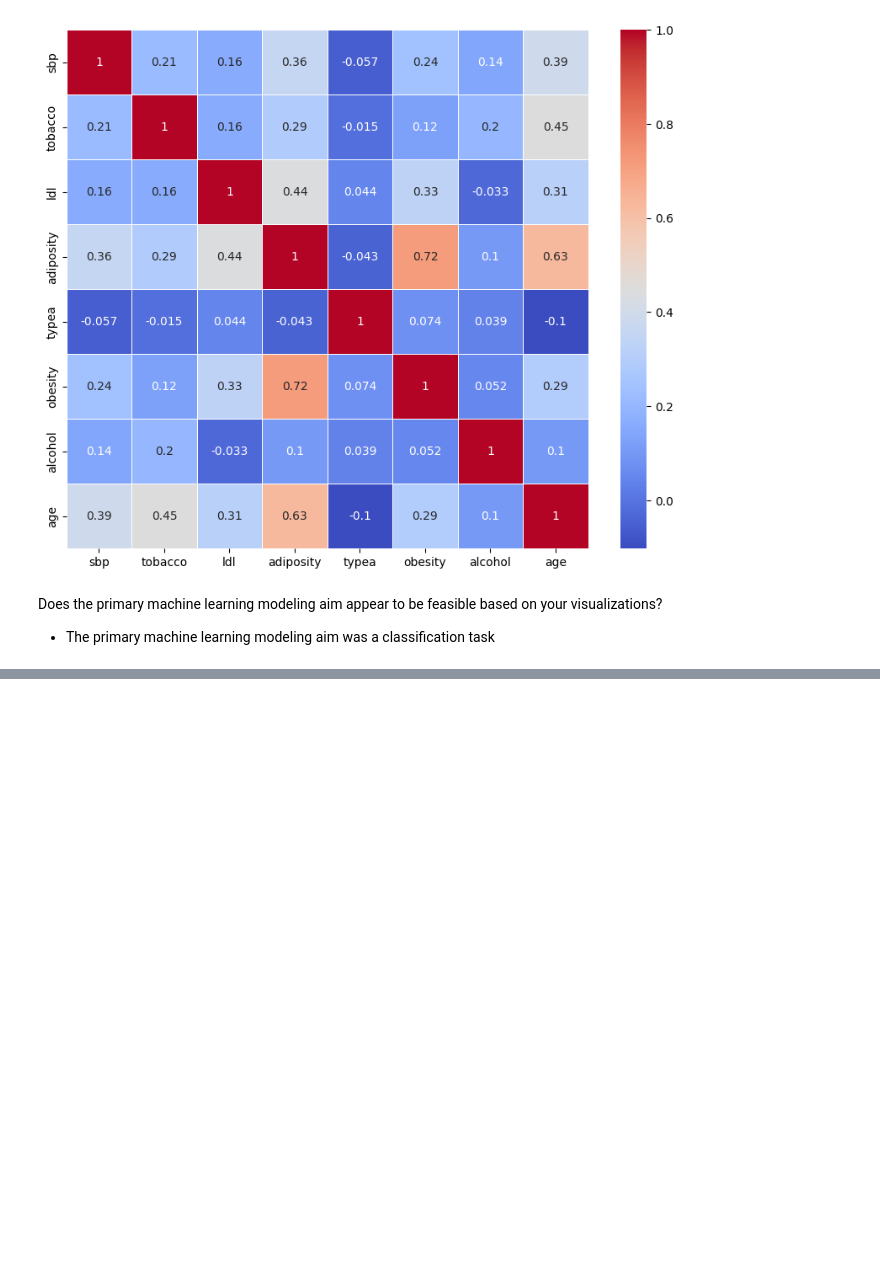
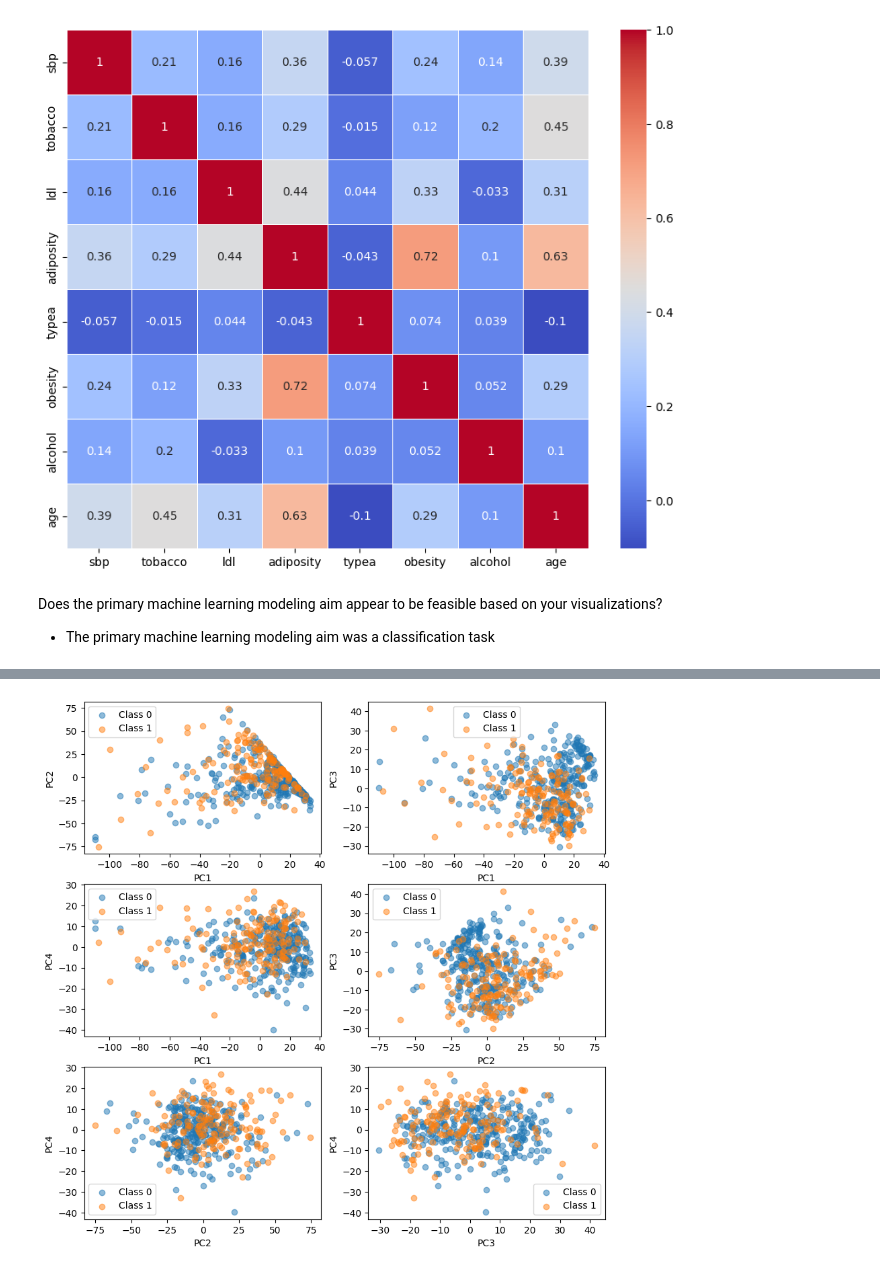
Before and after one commit to s243933/Introduction-to-ML-and-Data-Mining, a Jupyter notebook: EDA.ipynb, the cells around one changed output, grey strips where cells are left out. Drawn from its saved outputs; the diff is of its cells as text; code cells hidden in the pictures; blank space fills up the shorter version.

```diff
--- a/EDA.ipynb
+++ b/EDA.ipynb
@@ -91,0 +136,31 @@ Does the primary machine learning modeling aim appear to be feasible based on yo
+# %%
+# Vh is the Hermitian (transpose)of the vector V - so we transpose to get V:
+V = Vh.T
+
+# Projecting the centered data onto principal component space
+Z = Y @ V
+
+# We want to use 4 principal components to explain 90% variance
+Z_4 = Z[:, :4]
+
+# Storing the new dataframe
+pca_df = pd.DataFrame(Z_4, columns=['PC1', 'PC2', 'PC3', 'PC4'])
+pca_df['Class'] = y
+# %%
+i = 0
+j = 1
+fig, axs = plt.subplots(3, 2, figsize=(10, 10))
+pairs = [(0, 1), (0, 2), (0, 3), (1, 2), (1, 3), (2, 3)]
+for index, (i, j) in enumerate(pairs):
+    ax = axs[index // 2, index % 2]
+    for c in np.unique(pca_df['Class']):
+        class_mask = (pca_df['Class'] == c)
+        ax.scatter(pca_df[class_mask]['PC' + str(i + 1)], pca_df[class_mask]['PC' + str(j + 1)],
+                   label=f'Class {c}', alpha=0.5)
+
+    ax.set_xlabel(f"PC{i + 1}")
+    ax.set_ylabel(f"PC{j + 1}")
+    ax.legend()
+plt.show()
+# %% [output]
+[figure, added]
```
Also changed, not shown: parts of 9 cells of this notebook.
